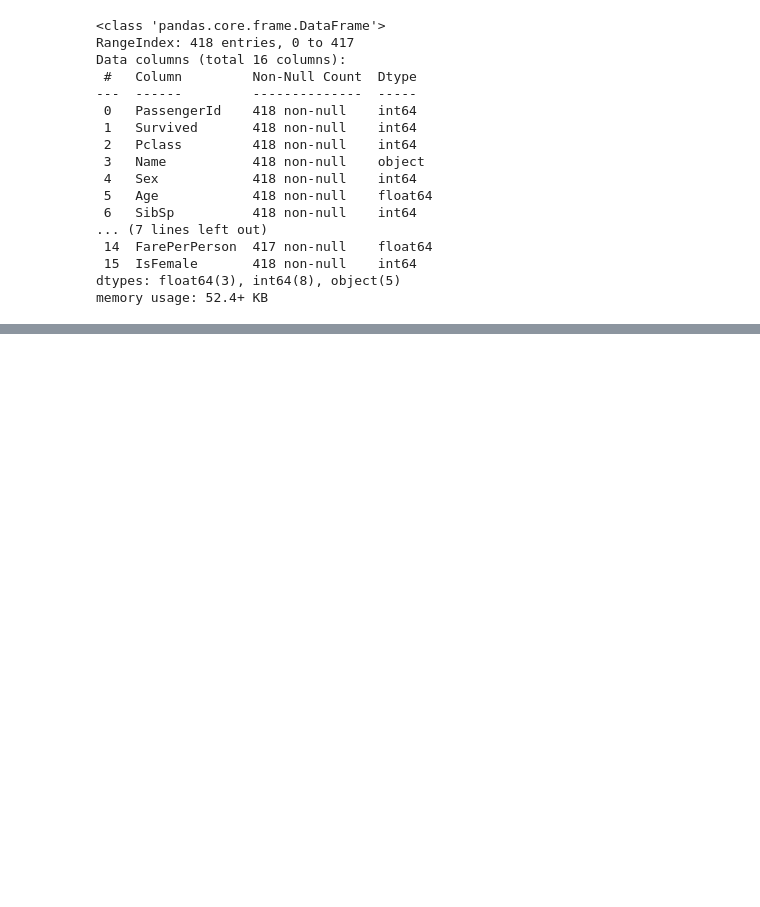
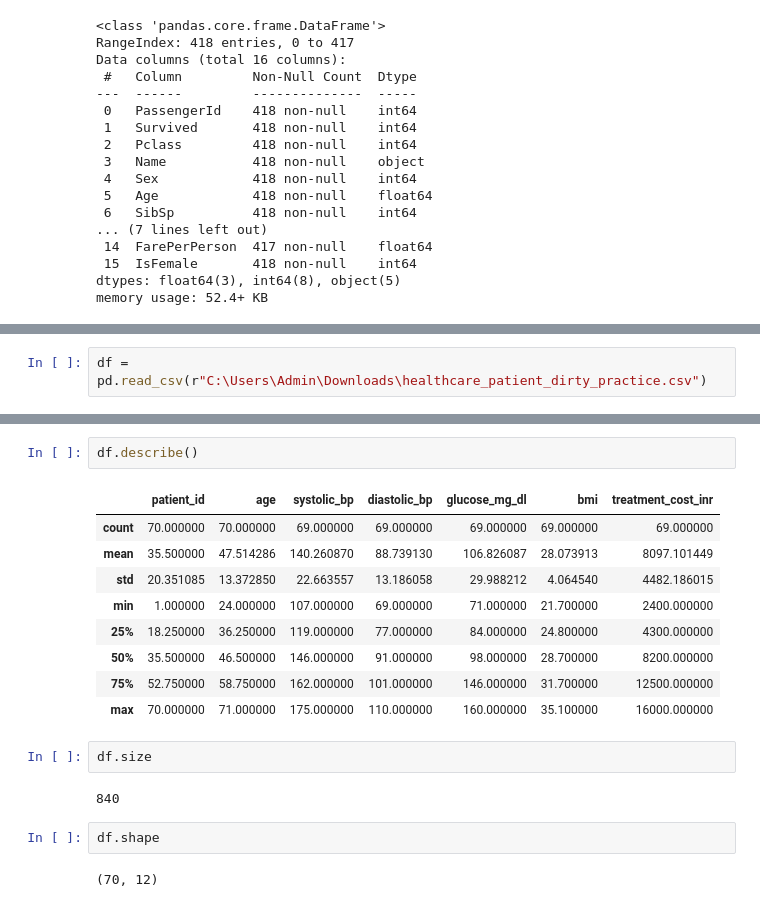
Before and after one commit to roshan-pardeshi/Python_Pandas, a Jupyter notebook: day_drona_fillna_duplicated.ipynb, the cells around one changed output, grey strips where cells are left out. Cells and saved outputs as stored; diff of their text form; blank space fills up the shorter version.

```diff
--- a/day_drona_fillna_duplicated.ipynb
+++ b/day_drona_fillna_duplicated.ipynb
@@ -1899,0 +2374,2 @@ memory usage: 52.4+ KB
+# %%
+df = pd.read_csv(r"C:\Users\Admin\Downloads\healthcare_patient_dirty_practice.csv")
@@ -1899,0 +2421,20 @@ memory usage: 52.4+ KB
+# %%
+df.describe()
+# %% [output]
+|  | patient_id | age | systolic_bp | diastolic_bp | glucose_mg_dl | bmi | treatment_cost_inr |
+| count | 70.000000 | 70.000000 | 69.000000 | 69.000000 | 69.000000 | 69.000000 | 69.000000 |
+| mean | 35.500000 | 47.514286 | 140.260870 | 88.739130 | 106.826087 | 28.073913 | 8097.101449 |
+| std | 20.351085 | 13.372850 | 22.663557 | 13.186058 | 29.988212 | 4.064540 | 4482.186015 |
+| min | 1.000000 | 24.000000 | 107.000000 | 69.000000 | 71.000000 | 21.700000 | 2400.000000 |
+| 25% | 18.250000 | 36.250000 | 119.000000 | 77.000000 | 84.000000 | 24.800000 | 4300.000000 |
+| 50% | 35.500000 | 46.500000 | 146.000000 | 91.000000 | 98.000000 | 28.700000 | 8200.000000 |
+| 75% | 52.750000 | 58.750000 | 162.000000 | 101.000000 | 146.000000 | 31.700000 | 12500.000000 |
+| max | 70.000000 | 71.000000 | 175.000000 | 110.000000 | 160.000000 | 35.100000 | 16000.000000 |
+# %%
+df.size
+# %% [output]
+840
+# %%
+df.shape
+# %% [output]
+(70, 12)
```
Also changed, not shown: parts of 86 cells of this notebook, 2 other files.
